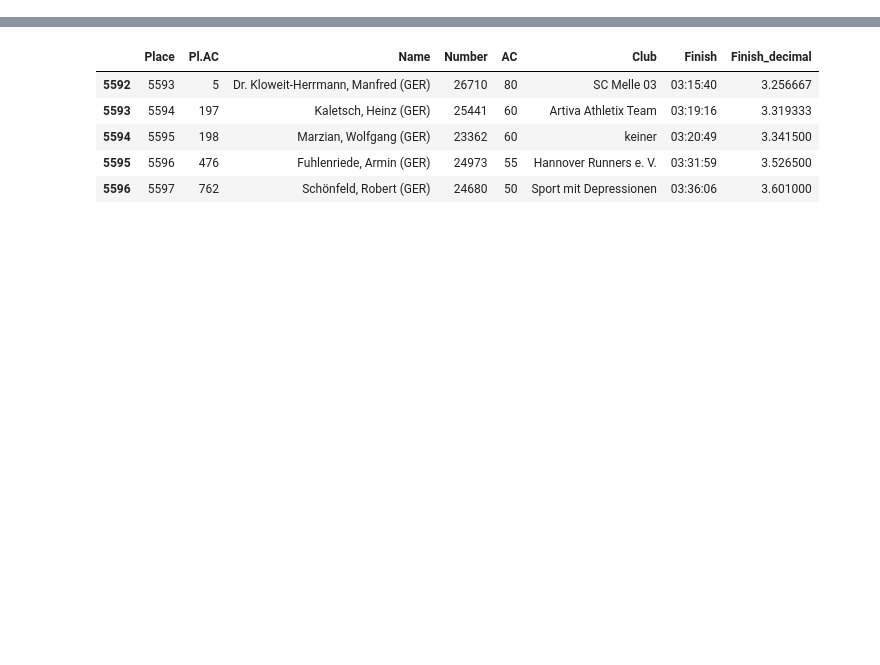
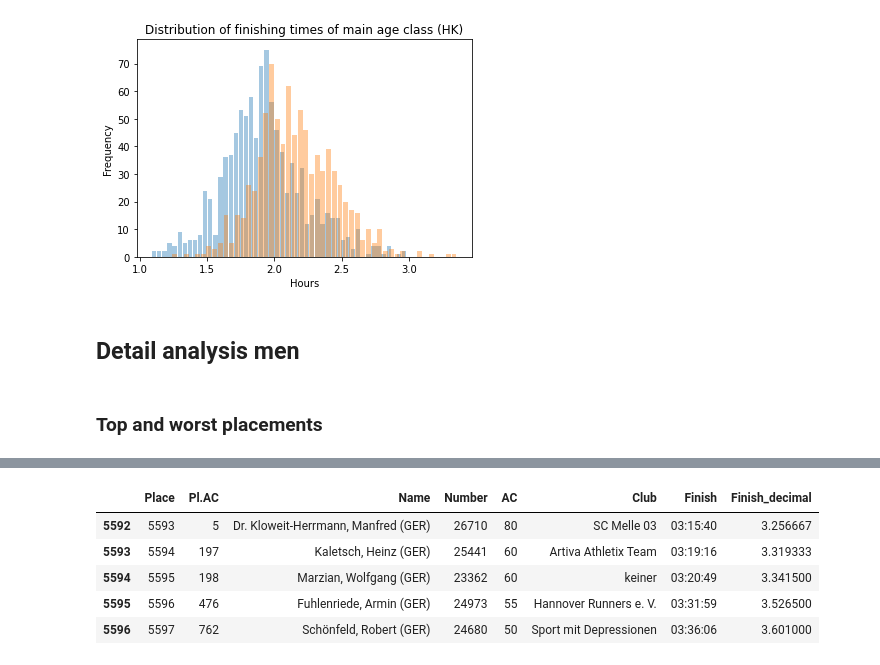
Before and after one commit to campfireman/haj-analysis, a Jupyter notebook: src/analysis.ipynb, the cells around one changed output, grey strips where cells are left out. Saved outputs shown, nothing was run; the diff lists cells and outputs as text; code cells hidden in the pictures; blank space fills up the shorter version.

```diff
--- a/src/analysis.ipynb
+++ b/src/analysis.ipynb
@@ -29,0 +52,10 @@ data.head()
+# %%
+main_age_class_m = data_m[data_m['AC'] == 'HK']
+main_age_class_w = data_w[data_w['AC'] == 'HK']
+histogram([main_age_class_m['Finish_decimal'], main_age_class_w['Finish_decimal']], 'Distribution of finishing times of main age class (HK)', 'Hours')
+# %% [output]
+[figure, added]
+# %% [markdown]
+## Detail analysis men
+# %% [markdown]
+### Top and worst placements
```
Also changed, not shown: parts of 18 cells of this notebook.
